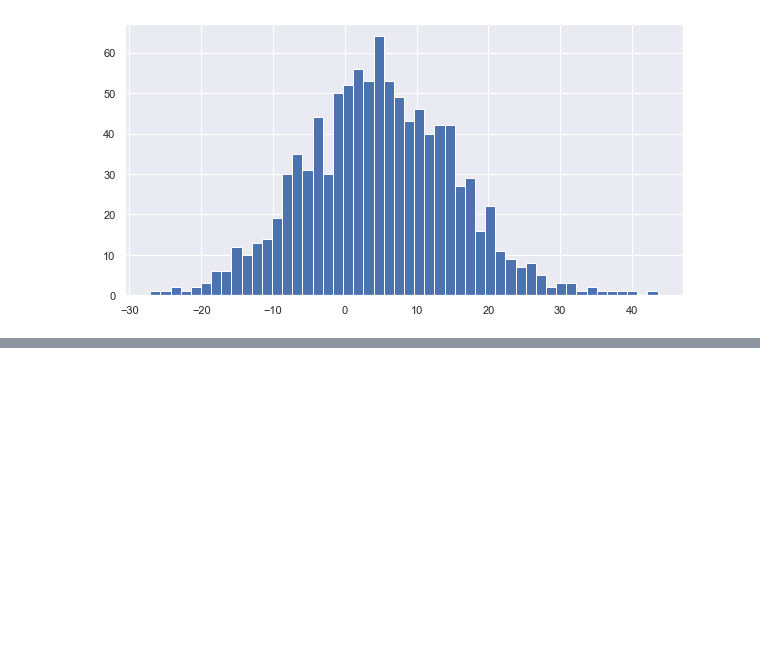
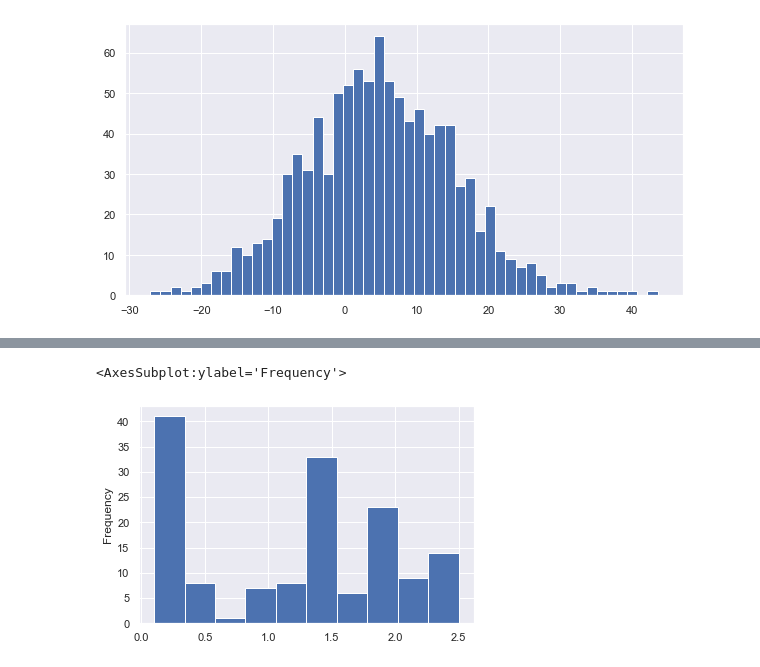
Before and after one commit to janson11/python-demo, a Jupyter notebook: day/Chapter25/Chapter25.ipynb, the cells around one changed output, grey strips where cells are left out. Cells and saved outputs as stored; diff of their text form; code cells hidden in the pictures; blank space fills up the shorter version.

```diff
--- a/day/Chapter25/Chapter25.ipynb
+++ b/day/Chapter25/Chapter25.ipynb
@@ -16,0 +45,5 @@ sns.set()
+# %%
+df_iris.petal_width.plot.hist()
+# %% [output]
+<AxesSubplot:ylabel='Frequency'>
+[figure, added]
```
Also changed, not shown: parts of 3 cells of this notebook.
